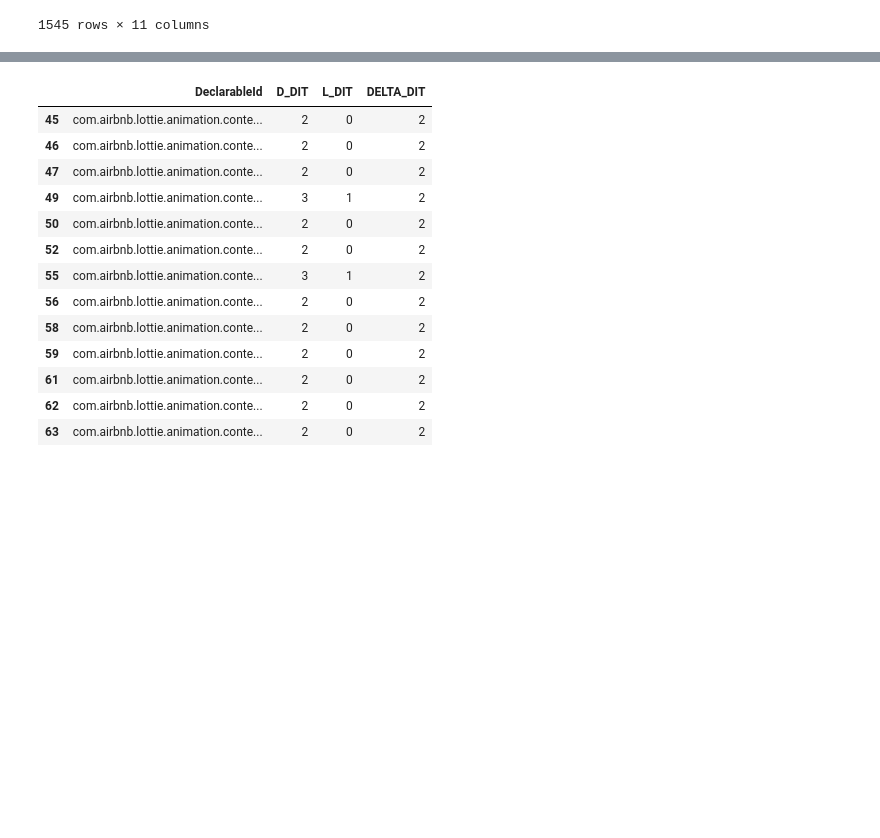
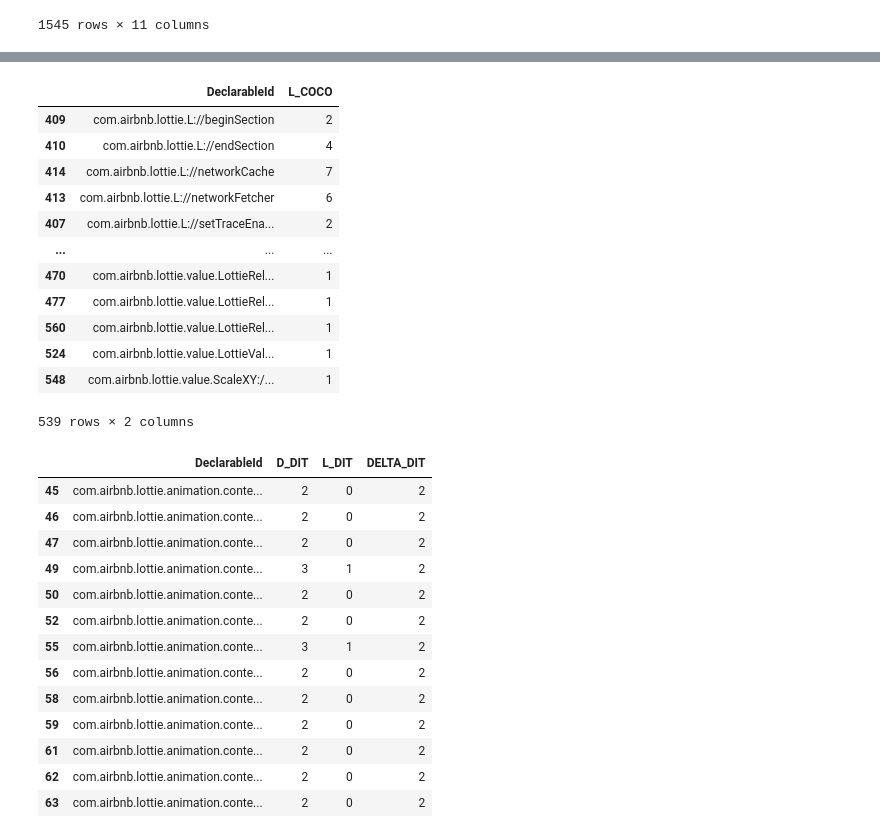
Before and after one commit to MarnickvdA/LAMP-Framework, a Jupyter notebook: evaluation/lottie-android.ipynb, the cells around one changed output, grey strips where cells are left out. Drawn from its saved outputs; the diff is of its cells as text; code cells hidden in the pictures; blank space fills up the shorter version.

```diff
--- a/evaluation/lottie-android.ipynb
+++ b/evaluation/lottie-android.ipynb
@@ -849,3 +831,19 @@ u[u["DeclarableId"].str.startswith("com.airbnb.lottie.parser.LayerParser" )].loc
+# %%
+u[u["L_COCO"] > 0].loc[:, ["DeclarableId","L_COCO"]].sort_values(by="DeclarableId")
+# %% [output]
+|  | DeclarableId | L_COCO |
+| 409 | com.airbnb.lottie.L://beginSection | 2 |
+| 410 | com.airbnb.lottie.L://endSection | 4 |
+| 414 | com.airbnb.lottie.L://networkCache | 7 |
+| 413 | com.airbnb.lottie.L://networkFetcher | 6 |
+| 407 | com.airbnb.lottie.L://setTraceEna... | 2 |
+| ... | ... | ... |
+| 470 | com.airbnb.lottie.value.LottieRel... | 1 |
+| 477 | com.airbnb.lottie.value.LottieRel... | 1 |
+| 560 | com.airbnb.lottie.value.LottieRel... | 1 |
+| 524 | com.airbnb.lottie.value.LottieVal... | 1 |
+| 548 | com.airbnb.lottie.value.ScaleXY:/... | 1 |
+539 rows × 2 columns
 # %%
 get_outliers(m, "DIT").loc[:, ["DeclarableId", "D_DIT", "L_DIT", "DELTA_DIT"]].sort_values(by="DELTA_DIT", ascending=False)
 # %% [output]
```
Also changed, not shown: parts of 12 cells of this notebook, 8 other files.
